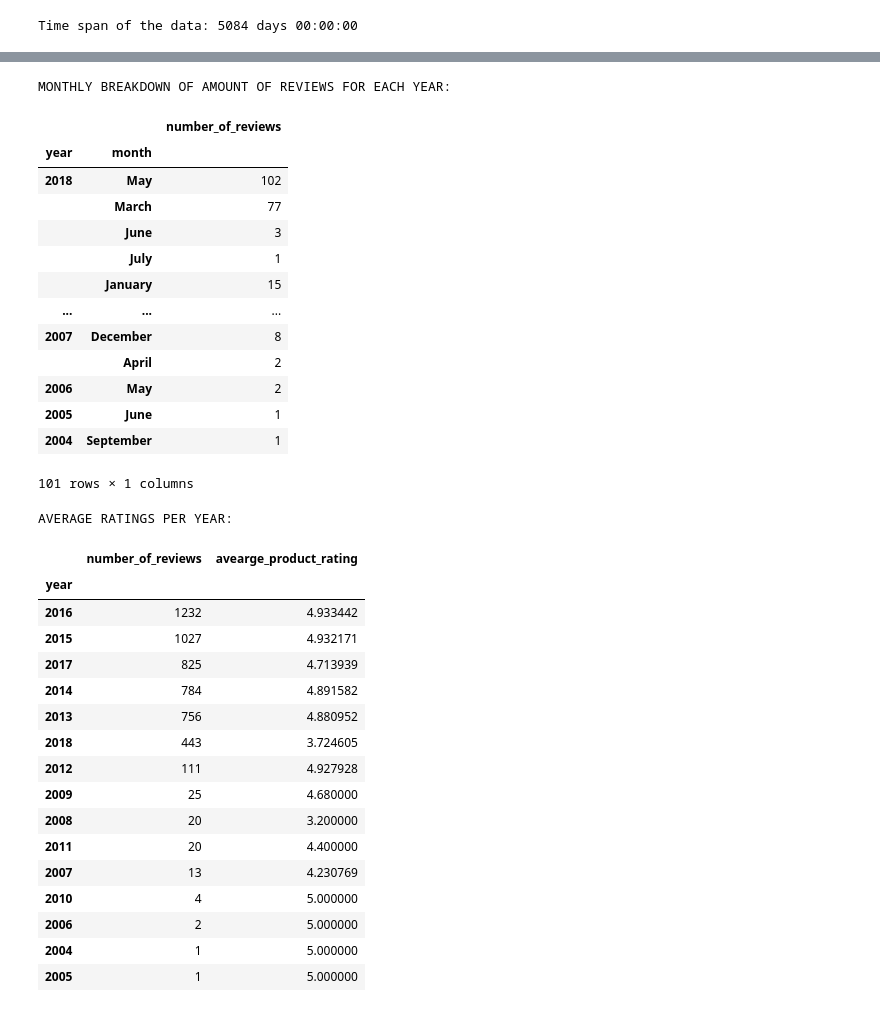
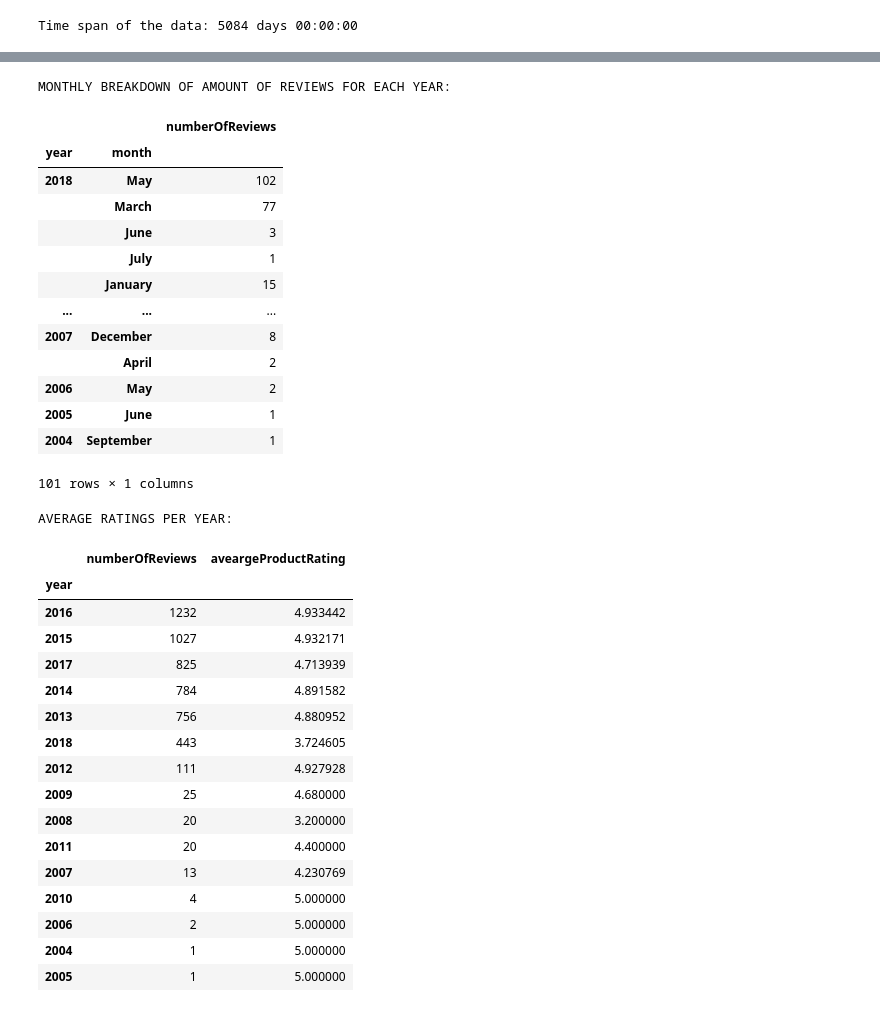
Before and after one commit to ahmadbashorun/AI6-amazon-reviews-EDA-project, a Jupyter notebook: Beauty_cleaning.ipynb, the cells around one changed output, grey strips where cells are left out. Cells and saved outputs as stored; diff of their text form; code cells hidden in the pictures.

```diff
--- a/Beauty_cleaning.ipynb
+++ b/Beauty_cleaning.ipynb
@@ -146,13 +146,13 @@ AMOUNT OF REVIEWS PER MONTH:
 # %%
 year_month_count = beauty_df.groupby(["year", "month"]).count().sort_values(
     "year", ascending=False)[["reviewText"]]
-year_month_count.rename(columns={"reviewText":"number_of_reviews"}, inplace=True)
+year_month_count.rename(columns={"reviewText":"numberOfReviews"}, inplace=True)
 
 print("MONTHLY BREAKDOWN OF AMOUNT OF REVIEWS FOR EACH YEAR:")
 year_month_count
 # %% [output]
 MONTHLY BREAKDOWN OF AMOUNT OF REVIEWS FOR EACH YEAR:
-|  |  | number_of_reviews |
+|  |  | numberOfReviews |
 | year | month |  |
 | 2018 | May | 102 |
 |  | March | 77 |
@@ -169,13 +169,13 @@ MONTHLY BREAKDOWN OF AMOUNT OF REVIEWS FOR EACH YEAR:
 # %%
 yearly_rating = beauty_df.groupby("year").agg({"reviewText":"count","productRating":"mean"}).sort_values(
     "reviewText",ascending=False)
-yearly_rating.rename(columns={"reviewText":"number_of_reviews", "productRating":"avearge_product_rating"}, inplace=True)
+yearly_rating.rename(columns={"reviewText":"numberOfReviews", "productRating":"aveargeProductRating"}, inplace=True)
 
 print("AVERAGE RATINGS PER YEAR:")
 yearly_rating
 # %% [output]
 AVERAGE RATINGS PER YEAR:
-|  | number_of_reviews | avearge_product_rating |
+|  | numberOfReviews | aveargeProductRating |
 | year |  |  |
 | 2016 | 1232 | 4.933442 |
 | 2015 | 1027 | 4.932171 |
```
Also changed, not shown: parts of 8 cells of this notebook.
